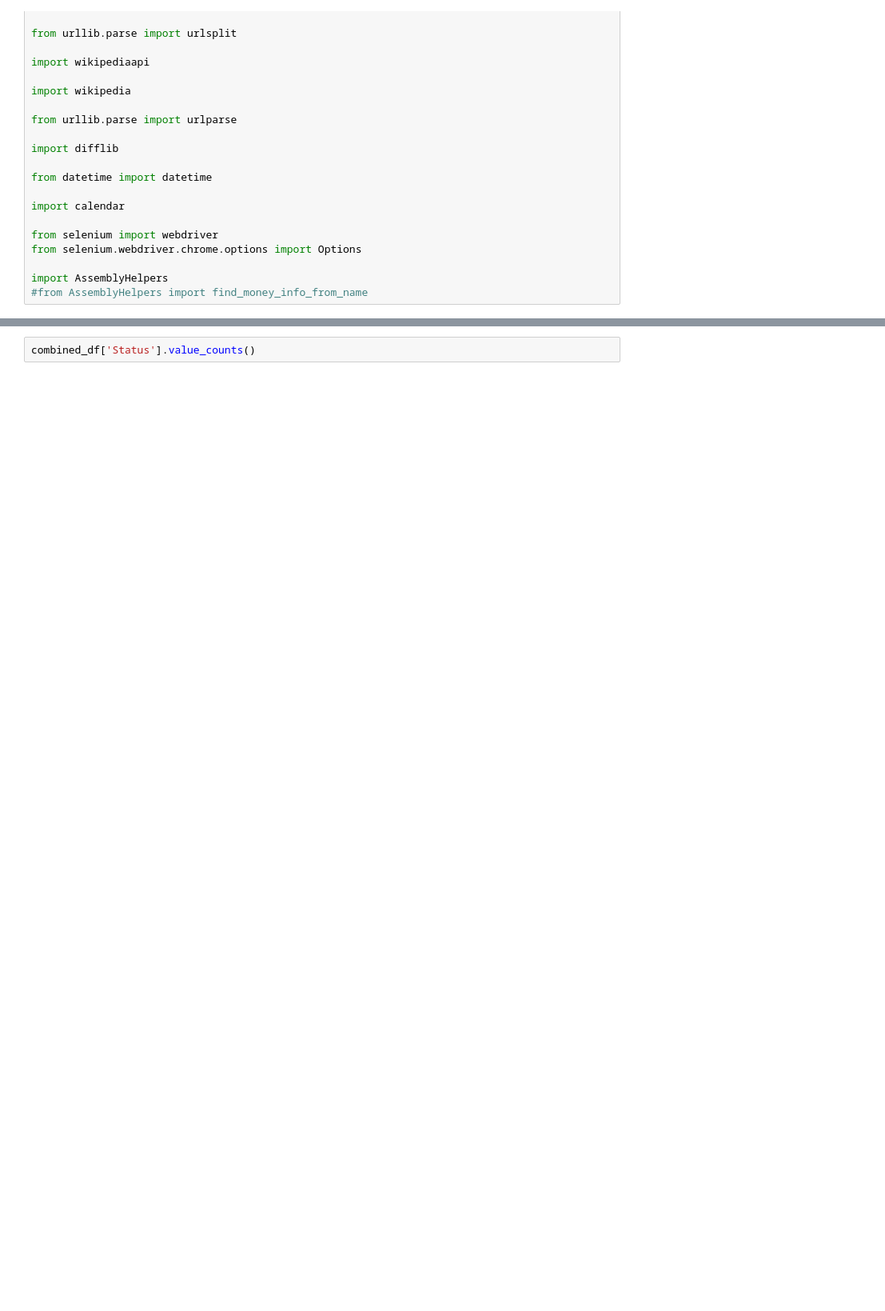
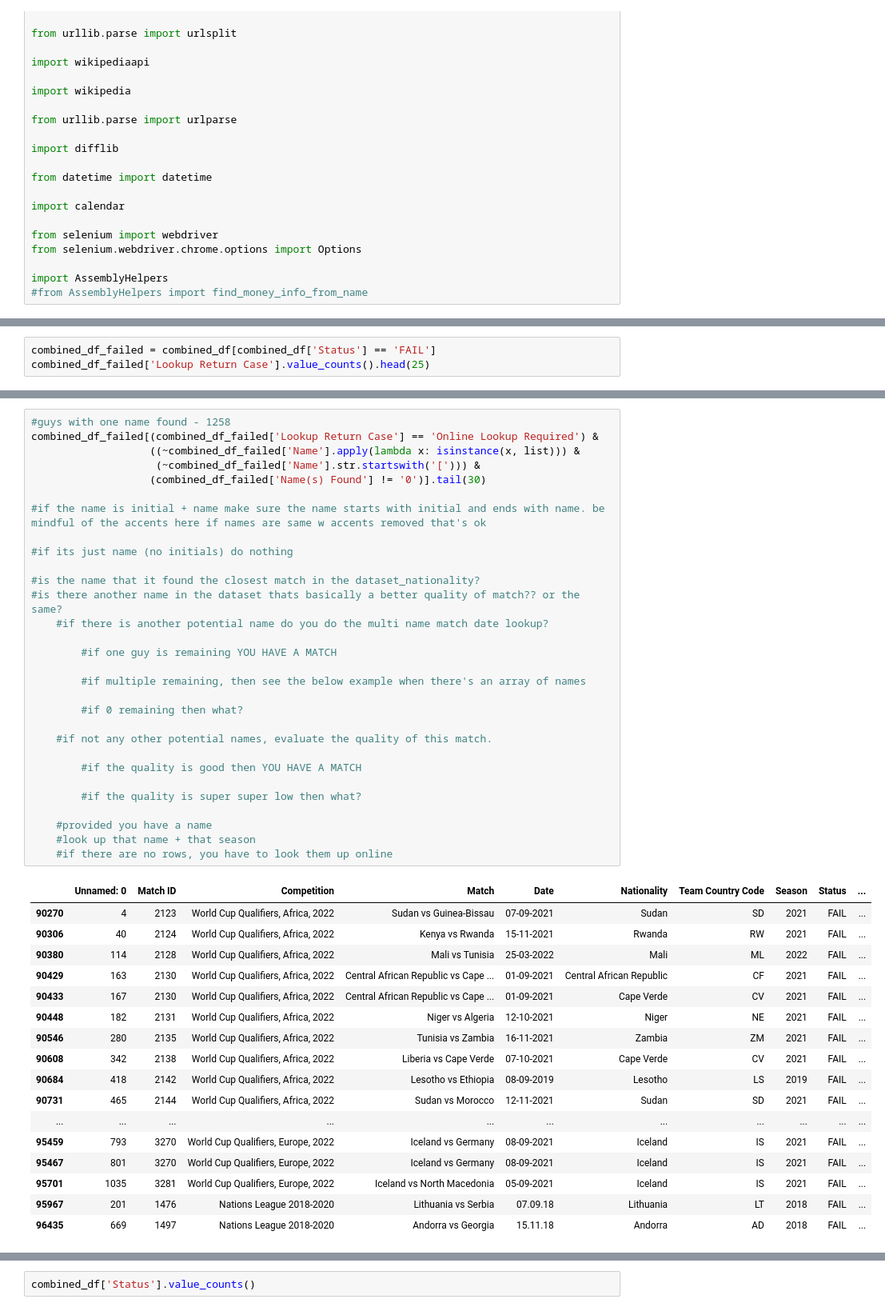
Before and after one commit to finnlsmith/footy_project_market_value_rankings, a Jupyter notebook: create_dataset_1/assemble_dataset_1_part_2.ipynb, the cells around one changed output, grey strips where cells are left out. Shown at 80% size. Saved outputs shown, nothing was run; the diff lists cells and outputs as text; blank space fills up the shorter version.

Commit message:
Update create_dataset_1

```diff
--- a/create_dataset_1/assemble_dataset_1_part_2.ipynb
+++ b/create_dataset_1/assemble_dataset_1_part_2.ipynb
@@ -72,0 +88,3 @@ combined_df = pd.concat(dfs, ignore_index=True)
+# %%
+combined_df_failed = combined_df[combined_df['Status'] == 'FAIL']
+combined_df_failed['Lookup Return Case'].value_counts().head(25)
@@ -72,0 +1025,48 @@ combined_df = pd.concat(dfs, ignore_index=True)
+# %%
+#guys with one name found - 1258
+combined_df_failed[(combined_df_failed['Lookup Return Case'] == 'Online Lookup Required') &
+                   ((~combined_df_failed['Name'].apply(lambda x: isinstance(x, list))) &
+                    (~combined_df_failed['Name'].str.startswith('['))) &
+                   (combined_df_failed['Name(s) Found'] != '0')].tail(30)
+
+#if the name is initial + name make sure the name starts with initial and ends with name. be mindful of the accents here if names are same w accents removed that's ok
+
+#if its just name (no initials) do nothing
+
+#is the name that it found the closest match in the dataset_nationality?
+#is there another name in the dataset thats basically a better quality of match?? or the same?
+    #if there is another potential name do you do the multi name match date lookup?
+
+        #if one guy is remaining YOU HAVE A MATCH
+
+        #if multiple remaining, then see the below example when there's an array of names
+
+        #if 0 remaining then what?
+
+    #if not any other potential names, evaluate the quality of this match.
+
+        #if the quality is good then YOU HAVE A MATCH
+
+        #if the quality is super super low then what?
+
+    #provided you have a name
+    #look up that name + that season
+    #if there are no rows, you have to look them up online
+# %% [output]
+|  | Unnamed: 0 | Match ID | Competition | Match | Date | Nationality | Team Country Code | Season | Status | ... |
+| 90270 | 4 | 2123 | World Cup Qualifiers, Africa, 2022 | Sudan vs Guinea-Bissau | 07-09-2021 | Sudan | SD | 2021 | FAIL | ... |
+| 90306 | 40 | 2124 | World Cup Qualifiers, Africa, 2022 | Kenya vs Rwanda | 15-11-2021 | Rwanda | RW | 2021 | FAIL | ... |
+| 90380 | 114 | 2128 | World Cup Qualifiers, Africa, 2022 | Mali vs Tunisia | 25-03-2022 | Mali | ML | 2022 | FAIL | ... |
+| 90429 | 163 | 2130 | World Cup Qualifiers, Africa, 2022 | Central African Republic vs Cape ... | 01-09-2021 | Central African Republic | CF | 2021 | FAIL | ... |
+| 90433 | 167 | 2130 | World Cup Qualifiers, Africa, 2022 | Central African Republic vs Cape ... | 01-09-2021 | Cape Verde | CV | 2021 | FAIL | ... |
+| 90448 | 182 | 2131 | World Cup Qualifiers, Africa, 2022 | Niger vs Algeria | 12-10-2021 | Niger | NE | 2021 | FAIL | ... |
+| 90546 | 280 | 2135 | World Cup Qualifiers, Africa, 2022 | Tunisia vs Zambia | 16-11-2021 | Zambia | ZM | 2021 | FAIL | ... |
+| 90608 | 342 | 2138 | World Cup Qualifiers, Africa, 2022 | Liberia vs Cape Verde | 07-10-2021 | Cape Verde | CV | 2021 | FAIL | ... |
+| 90684 | 418 | 2142 | World Cup Qualifiers, Africa, 2022 | Lesotho vs Ethiopia | 08-09-2019 | Lesotho | LS | 2019 | FAIL | ... |
+| 90731 | 465 | 2144 | World Cup Qualifiers, Africa, 2022 | Sudan vs Morocco | 12-11-2021 | Sudan | SD | 2021 | FAIL | ... |
+| ... | ... | ... | ... | ... | ... | ... | ... | ... | ... | ... |
+| 95459 | 793 | 3270 | World Cup Qualifiers, Europe, 2022 | Iceland vs Germany | 08-09-2021 | Iceland | IS | 2021 | FAIL | ... |
+| 95467 | 801 | 3270 | World Cup Qualifiers, Europe, 2022 | Iceland vs Germany | 08-09-2021 | Iceland | IS | 2021 | FAIL | ... |
+| 95701 | 1035 | 3281 | World Cup Qualifiers, Europe, 2022 | Iceland vs North Macedonia | 05-09-2021 | Iceland | IS | 2021 | FAIL | ... |
+| 95967 | 201 | 1476 | Nations League 2018-2020 | Lithuania vs Serbia | 07.09.18 | Lithuania | LT | 2018 | FAIL | ... |
+| 96435 | 669 | 1497 | Nations League 2018-2020 | Andorra vs Georgia | 15.11.18 | Andorra | AD | 2018 | FAIL | ... |
```
Also changed, not shown: parts of 25 cells of this notebook.
